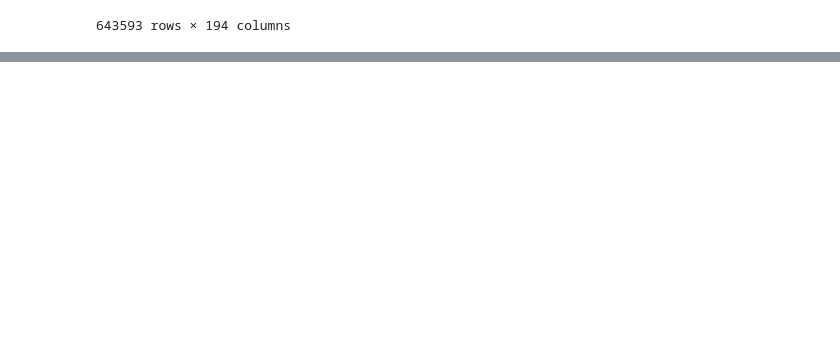
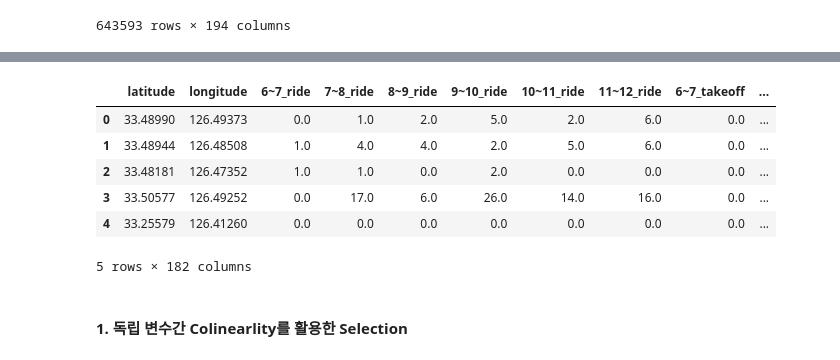
Before and after one commit to JerryKwon/Dacon_Supporters_1st, a Jupyter notebook: submissions/2nd_week/[데이콘 서포터즈 1기_권영인] How much heck the bus is in jeju than seoul_2nd week.ipynb, the cells around one changed output, grey strips where cells are left out. Saved outputs shown, nothing was run; the diff lists cells and outputs as text; code cells hidden in the pictures; blank space fills up the shorter version.

```diff
--- a/submissions/2nd_week/[데이콘 서포터즈 1기_권영인] How much heck the bus is in jeju than seoul_2nd week.ipynb
+++ b/submissions/2nd_week/[데이콘 서포터즈 1기_권영인] How much heck the bus is in jeju than seoul_2nd week.ipynb
@@ -822,0 +882,7 @@ data
+# %%
+for column in data.loc[:,high_cat_col_list].columns:
+  result = frequency_encoding(data[column])
+  data = pd.merge(left=data,right=result,how="left",on=column)
+  data.drop(column,axis=1,inplace=True)
+
+data.head()
@@ -822,0 +942,30 @@ data
+# %%
+#id
+df_id = data["id"]
+
+delete_col_list = ["date","in_out","station_name","day_type","day_name","dist_name","route_station_code","현재일기_10"]
+data.drop(columns=delete_col_list, axis=1 , inplace=True)
+
+data.day= data.day.astype("int64")
+# %%
+delete_col_list = ["bus_route_id","station_code"]
+data.drop(columns=delete_col_list, axis=1 , inplace=True)
+# %%
+data_wo_id = data.drop("id",axis=1)
+train = data_wo_id.loc[data_wo_id.is_train==True]
+test = data_wo_id.loc[data_wo_id.is_train==False]
+# %%
+target = train["18~20_ride"]
+train.drop(["is_train","18~20_ride"],axis=1,inplace=True)
+train = pd.concat([train,target],axis=1)
+train.head()
+# %% [output]
+|  | latitude | longitude | 6~7_ride | 7~8_ride | 8~9_ride | 9~10_ride | 10~11_ride | 11~12_ride | 6~7_takeoff | ... |
+| 0 | 33.48990 | 126.49373 | 0.0 | 1.0 | 2.0 | 5.0 | 2.0 | 6.0 | 0.0 | ... |
+| 1 | 33.48944 | 126.48508 | 1.0 | 4.0 | 4.0 | 2.0 | 5.0 | 6.0 | 0.0 | ... |
+| 2 | 33.48181 | 126.47352 | 1.0 | 1.0 | 0.0 | 2.0 | 0.0 | 0.0 | 0.0 | ... |
+| 3 | 33.50577 | 126.49252 | 0.0 | 17.0 | 6.0 | 26.0 | 14.0 | 16.0 | 0.0 | ... |
+| 4 | 33.25579 | 126.41260 | 0.0 | 0.0 | 0.0 | 0.0 | 0.0 | 0.0 | 0.0 | ... |
+5 rows × 182 columns
+# %% [markdown]
+####  1. 독립 변수간 Colinearlity를 활용한 Selection
```
Also changed, not shown: parts of 36 cells of this notebook.
